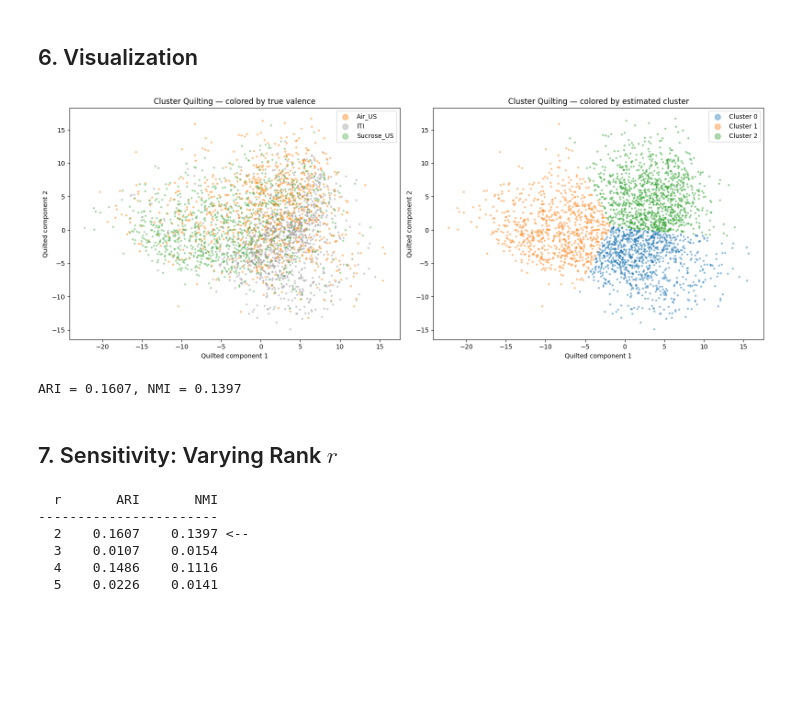
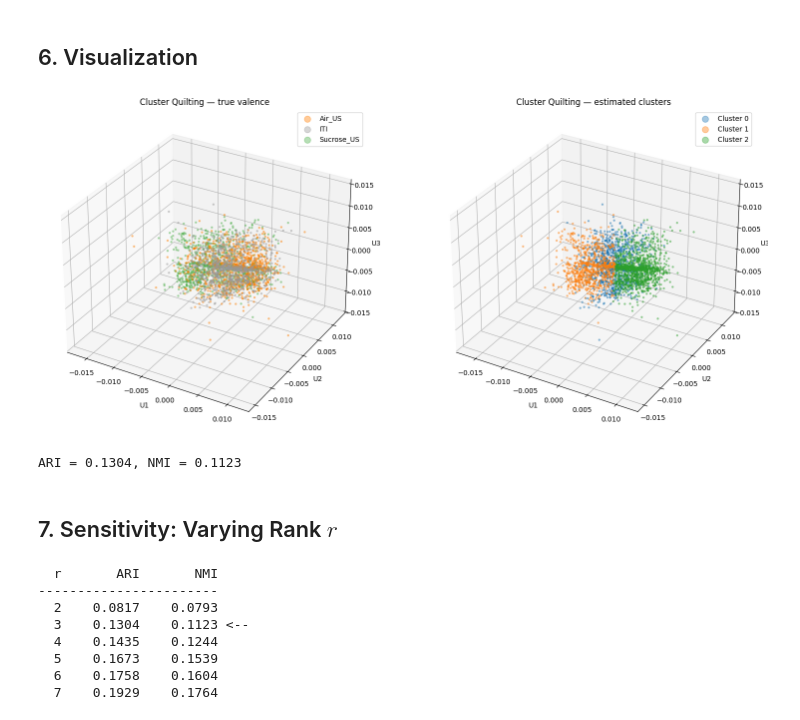
Before and after one commit to Elmaestrotango/DSC205, a Jupyter notebook: quilt_patches.ipynb, the cells around one changed output. Cells and saved outputs as stored; diff of their text form; code cells hidden in the pictures; blank space fills up the shorter version.

```diff
--- a/quilt_patches.ipynb
+++ b/quilt_patches.ipynb
@@ -253,19 +231,14 @@ def cluster_quilting(patches, ordering, r, K):
 # %% [markdown]
 ## 4. Run Cluster Quilting
 # %%
-# Reconstruct global valence labels from patches
-valence_global = np.empty(N_total, dtype=object)
-for p in patches:
-    valence_global[p['row_idx']] = p['valence']
-
 categories = np.unique(valence_global)
-K = 3
-r = K - 1  # rank = K-1 (standard choice for K clusters)
+K = len(categories)
+r = K  # rank = K
 
 print(f'Number of clusters K = {K}')
 print(f'Rank r = {r}')
 print(f'Categories: {categories}')
 
-labels, V_tilde, H_tilde, km_features = cluster_quilting(patches, ordering, r=r, K=K)
+labels, U_tilde = cluster_quilting(patches, X_full, ordering, r=r, K=K)
 # %% [output]
 Number of clusters K = 3
@@ -311,55 +284,52 @@ n_per_cat = 1000
 sample_idx = []
 for cat in categories:
     cat_idx = np.where(valence_global == cat)[0]
     chosen = rng.choice(cat_idx, size=min(n_per_cat, len(cat_idx)), replace=False)
     sample_idx.append(chosen)
 sample_idx = np.concatenate(sample_idx)
 
-feat_sub = km_features[sample_idx]
+emb_sub = U_tilde[sample_idx]
 val_sub = valence_global[sample_idx]
 lab_sub = labels[sample_idx]
 
-colors = {'Air_CS': '#e41a1c', 'Air_US': '#ff7f00',
-          'ITI': '#999999',
-          'Sucrose_CS': '#377eb8', 'Sucrose_US': '#4daf4a'}
+colors = {'Air_US': '#ff7f00', 'ITI': '#999999', 'Sucrose_US': '#4daf4a'}
 
-fig, axes = plt.subplots(1, 2, figsize=(16, 6))
+fig, axes = plt.subplots(1, 2, figsize=(16, 7),
+                         subplot_kw={'projection': '3d'})
 
 # Left: colored by true valence
 for cat in categories:
     mask = val_sub == cat
-    axes[0].scatter(feat_sub[mask, 0], feat_sub[mask, 1],
+    axes[0].scatter(emb_sub[mask, 0], emb_sub[mask, 1], emb_sub[mask, 2],
                     s=5, alpha=0.4, label=cat, color=colors.get(cat, '#000'))
-axes[0].set_xlabel('Quilted component 1')
-axes[0].set_ylabel('Quilted component 2')
-axes[0].set_title('Cluster Quilting — colored by true valence')
+axes[0].set_xlabel('U1'); axes[0].set_ylabel('U2'); axes[0].set_zlabel('U3')
+axes[0].set_title('Cluster Quilting — true valence')
 axes[0].legend(markerscale=4)
 
 # Right: colored by k-means cluster
 for k in range(K):
     mask = lab_sub == k
-    axes[1].scatter(feat_sub[mask, 0], feat_sub[mask, 1],
+    axes[1].scatter(emb_sub[mask, 0], emb_sub[mask, 1], emb_sub[mask, 2],
                     s=5, alpha=0.4, label=f'Cluster {k}')
-axes[1].set_xlabel('Quilted component 1')
-axes[1].set_ylabel('Quilted component 2')
-axes[1].set_title('Cluster Quilting — colored by estimated cluster')
+axes[1].set_xlabel('U1'); axes[1].set_ylabel('U2'); axes[1].set_zlabel('U3')
+axes[1].set_title('Cluster Quilting — estimated clusters')
 axes[1].legend(markerscale=4)
 
 plt.tight_layout()
 plt.savefig('cluster_quilting_results.png', dpi=150, bbox_inches='tight')
 plt.show()
 
 print(f'\nARI = {ari:.4f}, NMI = {nmi:.4f}')
 # %% [output]
-[figure, old version]
+[figure, new version]
-ARI = 0.1607, NMI = 0.1397
+ARI = 0.1304, NMI = 0.1123
 # %% [markdown]
 ## 7. Sensitivity: Varying Rank $r$
 # %%
 print(f'{"r":>3}  {"ARI":>8}  {"NMI":>8}')
 print('-' * 23)
-for r_test in range(2, K + 3):
-    lab_r, _, _, _ = cluster_quilting(patches, ordering, r=r_test, K=K)
+for r_test in range(2, K + 5):
+    lab_r, _ = cluster_quilting(patches, X_full, ordering, r=r_test, K=K)
     ari_r = adjusted_rand_score(valence_global, lab_r)
     nmi_r = normalized_mutual_info_score(valence_global, lab_r)
     marker = ' <--' if r_test == r else ''
@@ -367,7 +337,9 @@ for r_test in range(2, K + 3):
 # %% [output]
   r       ARI       NMI
 -----------------------
-  2    0.1607    0.1397 <--
-  3    0.0107    0.0154
-  4    0.1486    0.1116
-  5    0.0226    0.0141
+  2    0.0817    0.0793
+  3    0.1304    0.1123 <--
+  4    0.1435    0.1244
+  5    0.1673    0.1539
+  6    0.1758    0.1604
+  7    0.1929    0.1764
```
Also changed, not shown: parts of 11 cells of this notebook, 27 other files.
